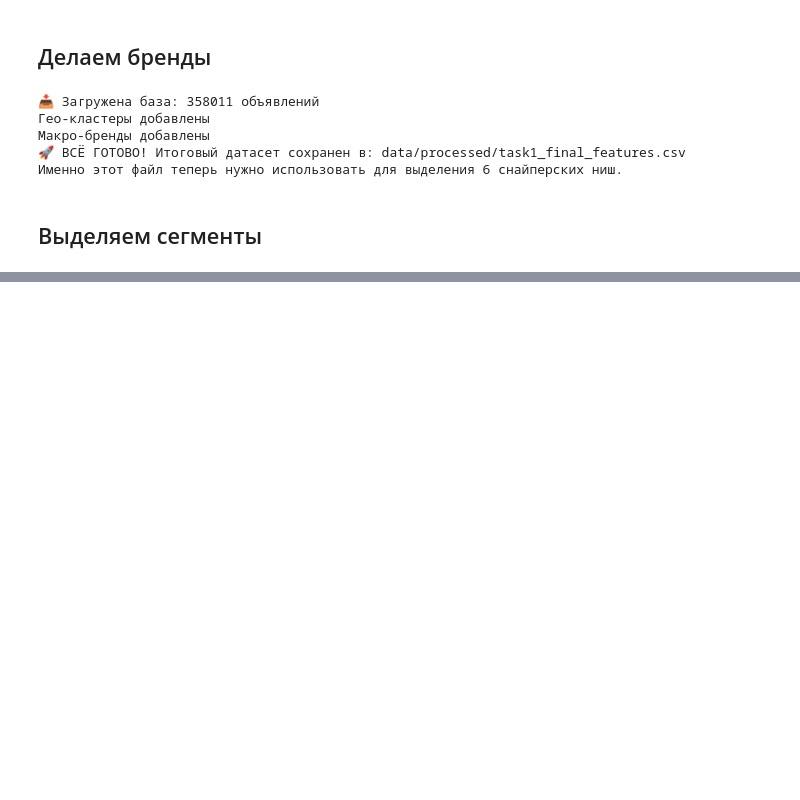
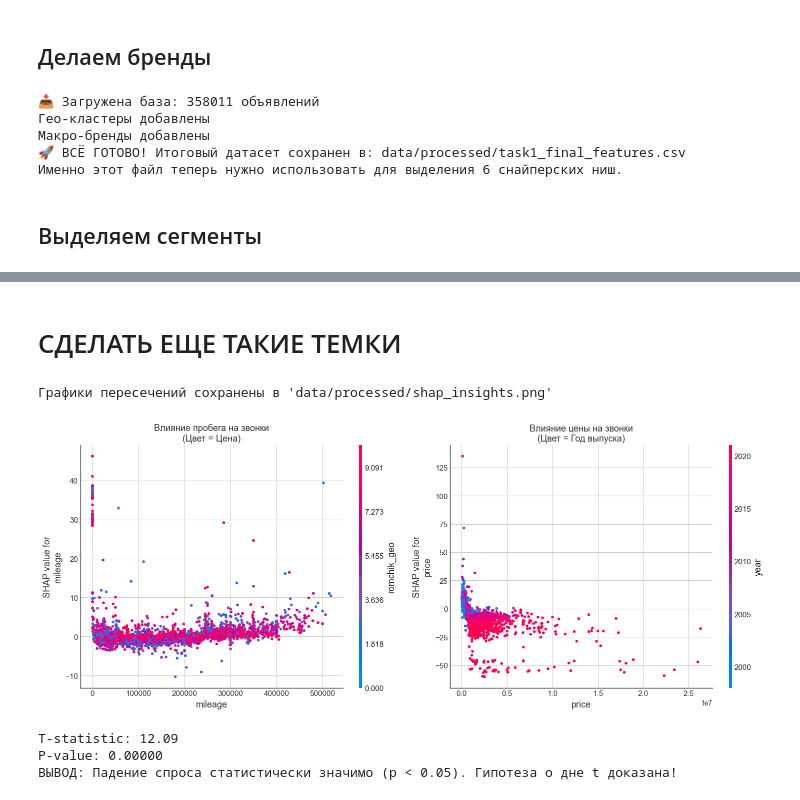
Before and after one commit to Arseniy0203/Avito_Case, a Jupyter notebook: 3_Segmentation.ipynb, the cells around one changed output, grey strips where cells are left out. Drawn from its saved outputs; the diff is of its cells as text; code cells hidden in the pictures; blank space fills up the shorter version.

```diff
--- a/3_Segmentation.ipynb
+++ b/3_Segmentation.ipynb
@@ -615,0 +1255,61 @@ else:
+# %% [markdown]
+# СДЕЛАТЬ ЕЩЕ ТАКИЕ ТЕМКИ
+# %%
+mileage_idx = X.columns.get_loc("mileage")
+price_idx = X.columns.get_loc("price")
+
+plt.figure(figsize=(15, 6))
+
+# График 1: Как пробег убивает ликвидность в зависимости от Цены
+plt.subplot(1, 2, 1)
+# shap.dependence_plot автоматически раскрасит точки по самой зависимой фиче (скорее всего, по цене)
+shap.dependence_plot(
+    "mileage",
+    shap_values,
+    X_sample,
+    show=False,
+    ax=plt.gca(),
+    title="Влияние пробега на звонки\n(Цвет = Цена)"
+)
+
+# График 2: Как цена убивает ликвидность в зависимости от Года
+plt.subplot(1, 2, 2)
+shap.dependence_plot(
+    "price",
+    shap_values,
+    X_sample,
+    show=False,
+    ax=plt.gca(),
+    title="Влияние цены на звонки\n(Цвет = Год выпуска)"
+)
+
+plt.tight_layout()
+plt.savefig('data/processed/shap_insights.png', dpi=300)
+print("Графики пересечений сохранены в 'data/processed/shap_insights.png'")
+# %% [output]
+Графики пересечений сохранены в 'data/processed/shap_insights.png'
+[figure, added]
+# %%
+# Берем один из сегментов-середняков для теста (например, t=7)
+# Представим, что мы разделили массив звонков на 2 группы:
+# Группа A: Звонки в дни 1-6
+# Группа B: Звонки в дни 7-14
+
+# Условно сгенерируем из твоего массива (код для примера логики):
+contacts_before_t = [6.2, 5.8, 5.5, 4.9, 4.5, 4.0] # Данные до дня t
+contacts_after_t  = [1.2, 0.9, 0.8, 0.5, 0.4, 0.2] # Данные после дня t
+
+# Проводим T-тест Стьюдента
+t_stat, p_value = stats.ttest_ind(contacts_before_t, contacts_after_t)
+
+print(f"T-statistic: {t_stat:.2f}")
+print(f"P-value: {p_value:.5f}")
+
+if p_value < 0.05:
+    print("ВЫВОД: Падение спроса статистически значимо (p < 0.05). Гипотеза о дне t доказана!")
+else:
+    print("ВЫВОД: Разница случайна.")
+# %% [output]
+T-statistic: 12.09
+P-value: 0.00000
+ВЫВОД: Падение спроса статистически значимо (p < 0.05). Гипотеза о дне t доказана!
```
Also changed, not shown: parts of 18 cells of this notebook, 1 other file.
